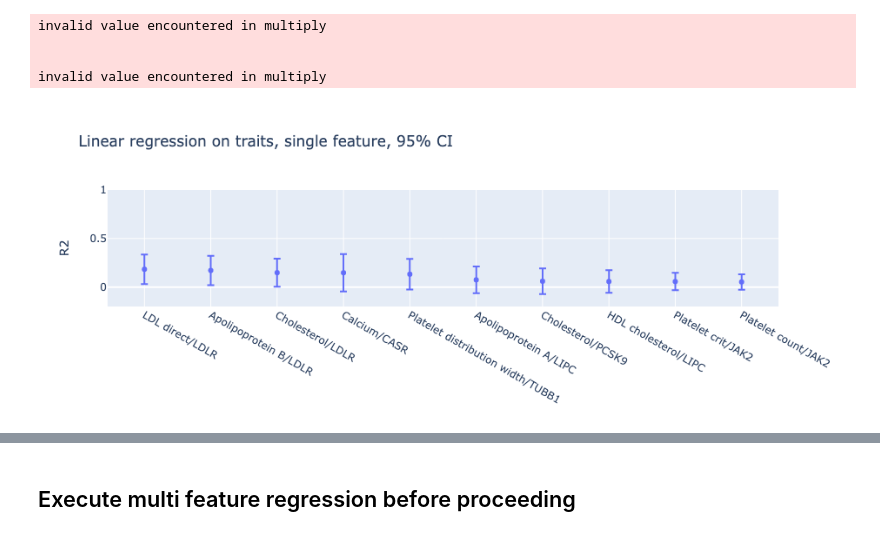
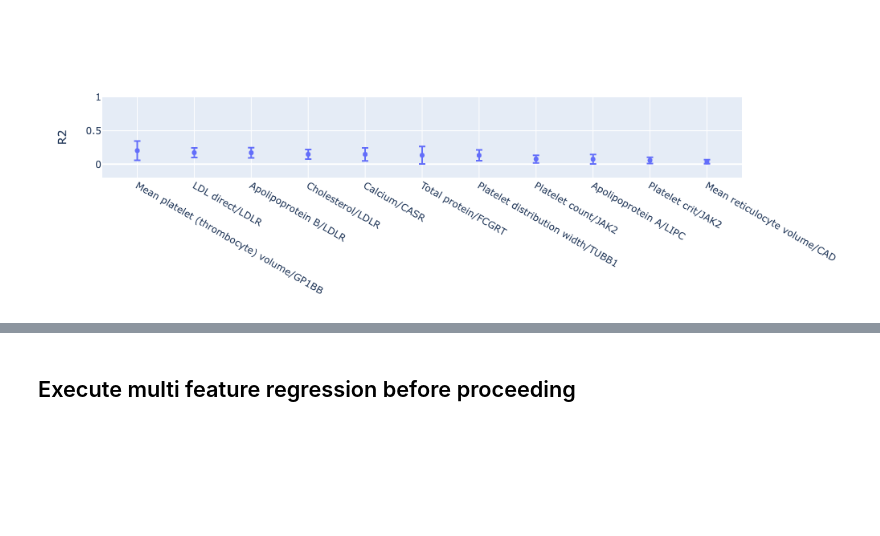
Before and after one commit to cassalab/mvetr, a Jupyter notebook: 1. variant_phenotype_linear_regression.ipynb, the cells around one changed output, grey strips where cells are left out. Saved outputs shown, nothing was run; the diff lists cells and outputs as text; code cells hidden in the pictures; blank space fills up the shorter version.

```diff
--- a/1. variant_phenotype_linear_regression.ipynb
+++ b/1. variant_phenotype_linear_regression.ipynb
@@ -22,17 +20,16 @@ import scipy.stats as st
 # %%
-def add_ci_filter_mean(df_arg, ci_alpha=0.95, min_mean=0):
+def add_ci_filter_mean(df_arg, min_mean=0, filter_by_std=True):
     df = df_arg.sort_values("mean", ascending=False)
     df["phenotype"] = df["phenotype/gene"].apply(lambda x: x.split("/")[0])
     df["gene"] = df["phenotype/gene"].apply(lambda x: x.split("/")[1])
-    cis = st.norm.interval(alpha=ci_alpha, loc=df["mean"], scale=df["std"])
-
-    df[f"ci"] = (cis[1] - cis[0]) / 2
-    df["mean_ci_difference"] = df["mean"] - df[f"ci"]
+    df["mean_std_difference"] = df["mean"] - df["std"]
+    if filter_by_std:
+        df = df[df["mean_std_difference"] > 0]
     return df[df["mean"] > min_mean]
 # %%
 def pick_top_phenotype_gene_pairs(df_arg, min_mean=0.05, no_samples=10):
     # takes (by mean_ci_difference) unique phenotype/gene pairs that have mean above min_mean, sorted by subtracting ci from mean
-    df = df_arg.sort_values("mean_ci_difference", ascending=False)
+    df = df_arg.sort_values("mean_std_difference", ascending=False)
     df = df[df["mean"] > min_mean].drop_duplicates("phenotype/gene").head(no_samples)
     return df.sort_values("mean", ascending=False)
 # %%
@@ -40,11 +37,6 @@ all_adjusted_phenotypes = pd.read_pickle(constants.all_adjusted_phenotypes_path)
 # %%
 regression_results_df = pd.read_pickle("regression_results_extended.pkl")
 # %%
-regression_results_df = add_ci_filter_mean(regression_results_df)
+regression_results_df = add_ci_filter_mean(regression_results_df, filter_by_std=False)
 # with mean above zero
 regression_results_df.to_pickle("regression_results_processed.pkl")
-# %% [output]
-invalid value encountered in multiply
-
-
-invalid value encountered in multiply
@@ -53,16 +43,18 @@ regression_results_for_plot = pick_top_phenotype_gene_pairs(regression_results_d
+# %%
+regression_results_for_plot = pick_top_phenotype_gene_pairs(regression_results_df[regression_results_df.extended_features == False], min_mean=0.005, no_samples=11)
 # %%
+# Linear regression on traits, single feature
 fig = go.Figure(data=go.Scatter(
         x=regression_results_for_plot["phenotype/gene"],
         y=regression_results_for_plot["mean"],
         mode='markers',
         error_y=dict(
             type='data',
-            array=regression_results_for_plot["ci"],
+            array=regression_results_for_plot["std"],
             visible=True)
     ), layout=dict(
-        title="Linear regression on traits, single feature, 95% CI",
         yaxis_title="R2",
         yaxis_range=[-0.2,1]))
 fig.show()
 # %% [output]
-[figure, old version]
+[figure, new version]
```
Also changed, not shown: parts of 71 cells of this notebook, 6 other files.
